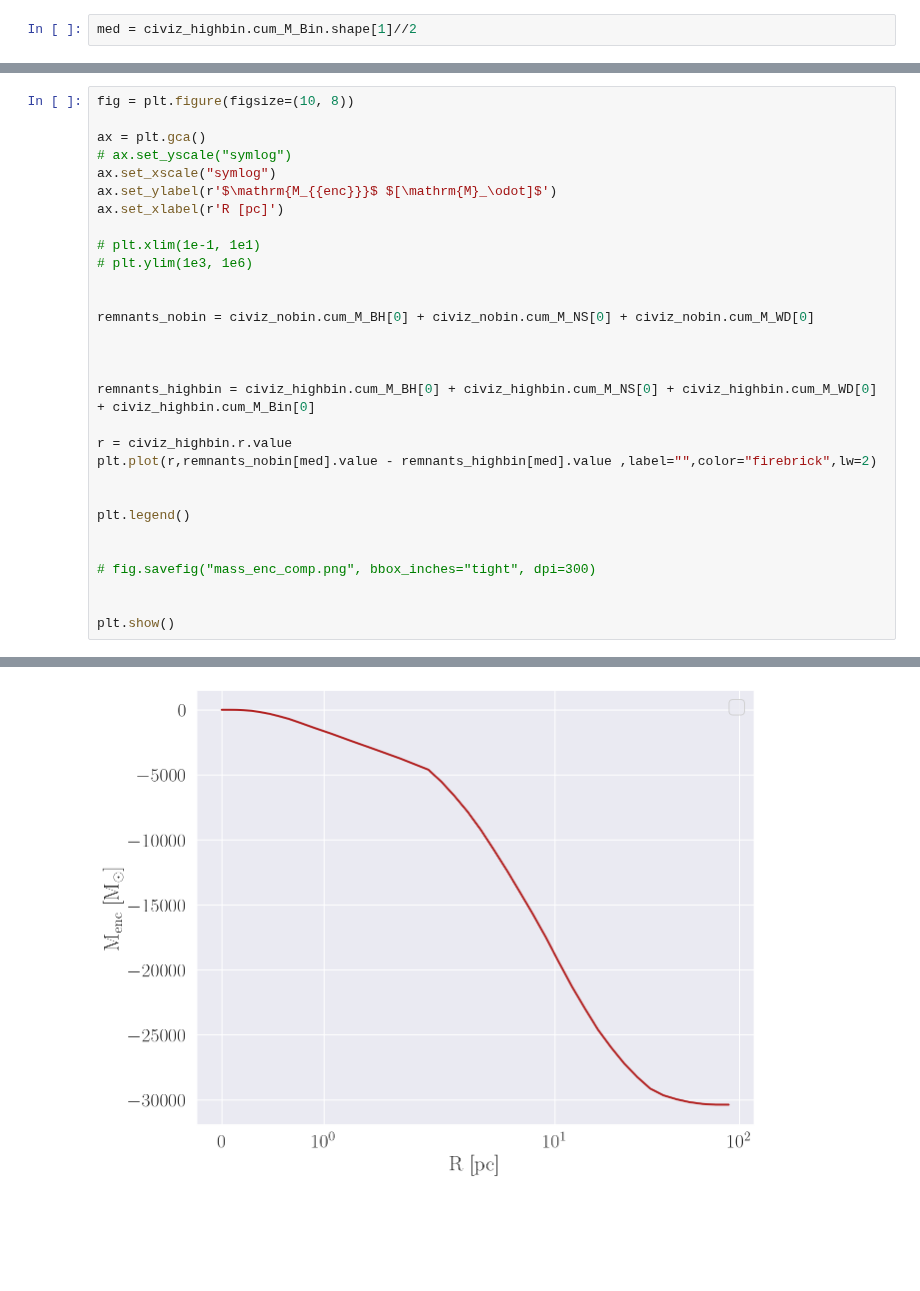
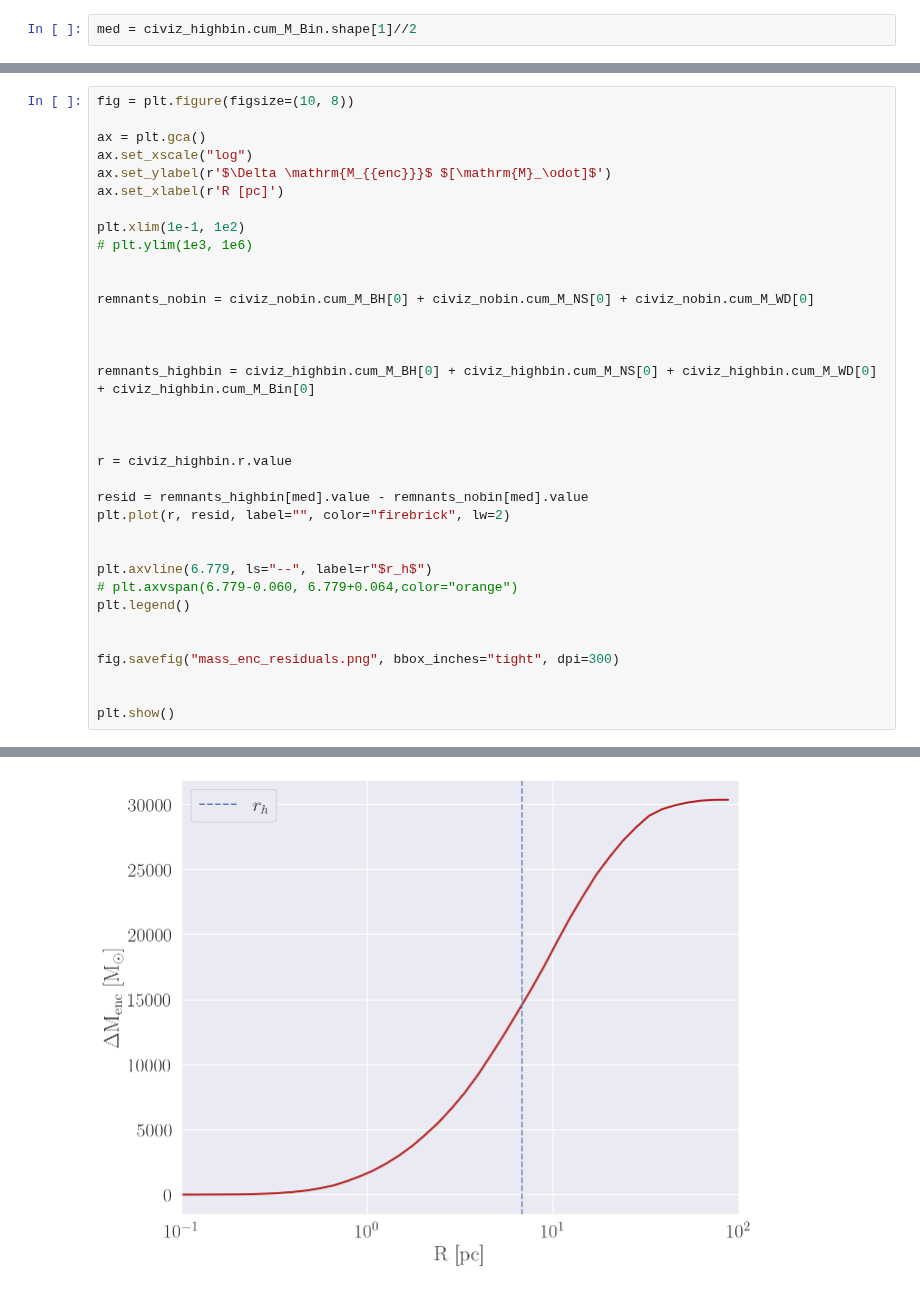
Before and after one commit to pjs902/honours-thesis, a Jupyter notebook: mcmc_runs/Menc_plot.ipynb, the cells around one changed output, grey strips where cells are left out. Cells and saved outputs as stored; diff of their text form; blank space fills up the shorter version.

Commit message:
update enclosed mass figures

```diff
--- a/mcmc_runs/Menc_plot.ipynb
+++ b/mcmc_runs/Menc_plot.ipynb
@@ -105,12 +105,11 @@ $[[0,~2.0970318 \times 10^{-5},~2.9056848 \times 10^{-5},~\dots,~365994.94,~3660
 fig = plt.figure(figsize=(10, 8))
 
 ax = plt.gca()
-# ax.set_yscale("symlog")
-ax.set_xscale("symlog")
-ax.set_ylabel(r'$\mathrm{M_{{enc}}}$ $[\mathrm{M}_\odot]$')
+ax.set_xscale("log")
+ax.set_ylabel(r'$\Delta \mathrm{M_{{enc}}}$ $[\mathrm{M}_\odot]$')
 ax.set_xlabel(r'R [pc]')
 
-# plt.xlim(1e-1, 1e1)
+plt.xlim(1e-1, 1e2)
 # plt.ylim(1e3, 1e6)
 
 
@@ -120,14 +119,20 @@ remnants_nobin = civiz_nobin.cum_M_BH[0] + civiz_nobin.cum_M_NS[0] + civiz_nobin
 
 remnants_highbin = civiz_highbin.cum_M_BH[0] + civiz_highbin.cum_M_NS[0] + civiz_highbin.cum_M_WD[0] + civiz_highbin.cum_M_Bin[0]
 
-r = civiz_highbin.r.value
-plt.plot(r,remnants_nobin[med].value - remnants_highbin[med].value ,label="",color="firebrick",lw=2)
 
 
+r = civiz_highbin.r.value
+
+resid = remnants_highbin[med].value - remnants_nobin[med].value
+plt.plot(r, resid, label="", color="firebrick", lw=2)
+
+
+plt.axvline(6.779, ls="--", label=r"$r_h$")
+# plt.axvspan(6.779-0.060, 6.779+0.064,color="orange")
 plt.legend()
 
 
-# fig.savefig("mass_enc_comp.png", bbox_inches="tight", dpi=300)
+fig.savefig("mass_enc_residuals.png", bbox_inches="tight", dpi=300)
 
 
 plt.show()
@@ -136 +140 @@ WARNING:matplotlib.legend:No artists with labels found to put in legend.  Note t
-[figure, old version]
+[figure, new version]
```
Also changed, not shown: parts of 7 cells of this notebook, 2 other files.
